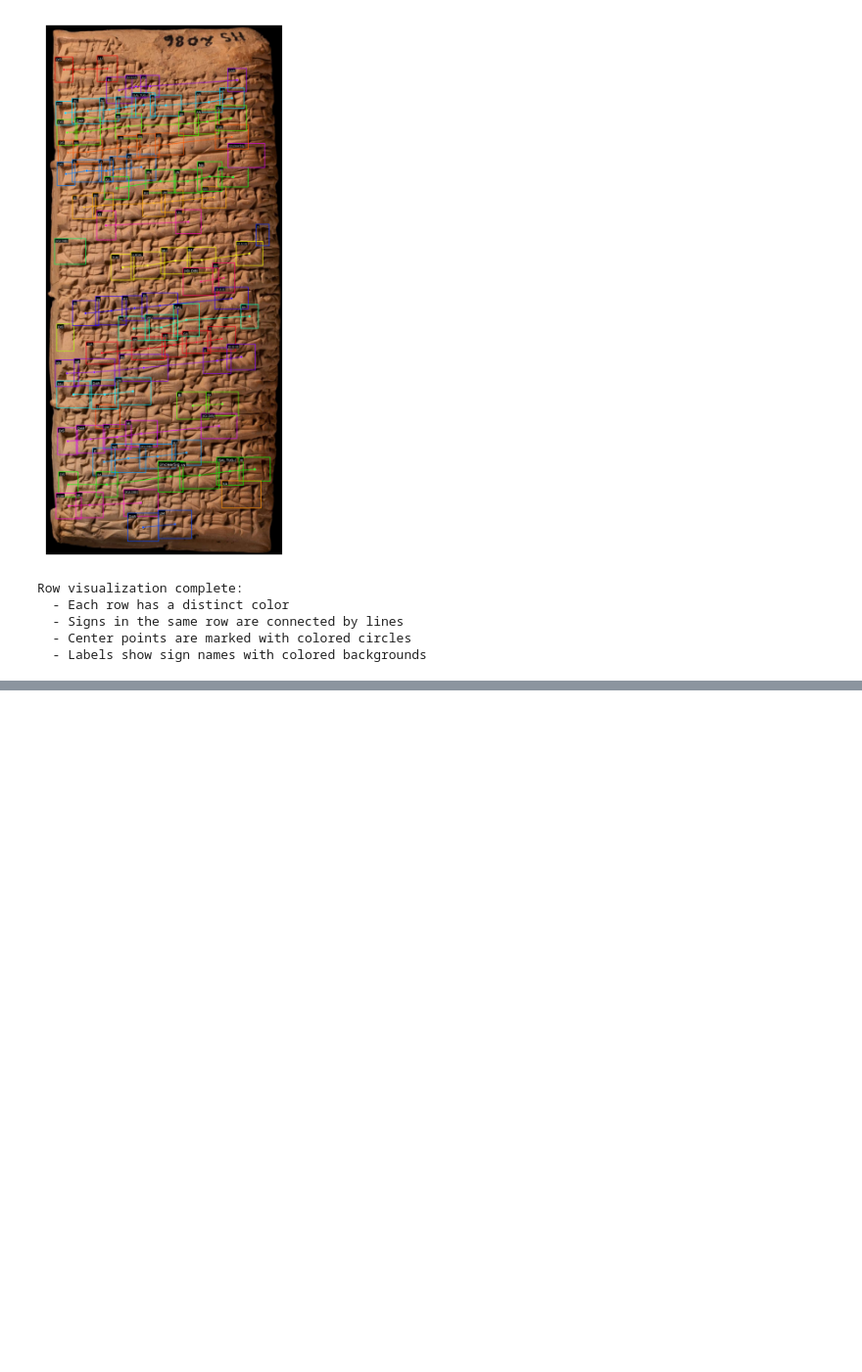
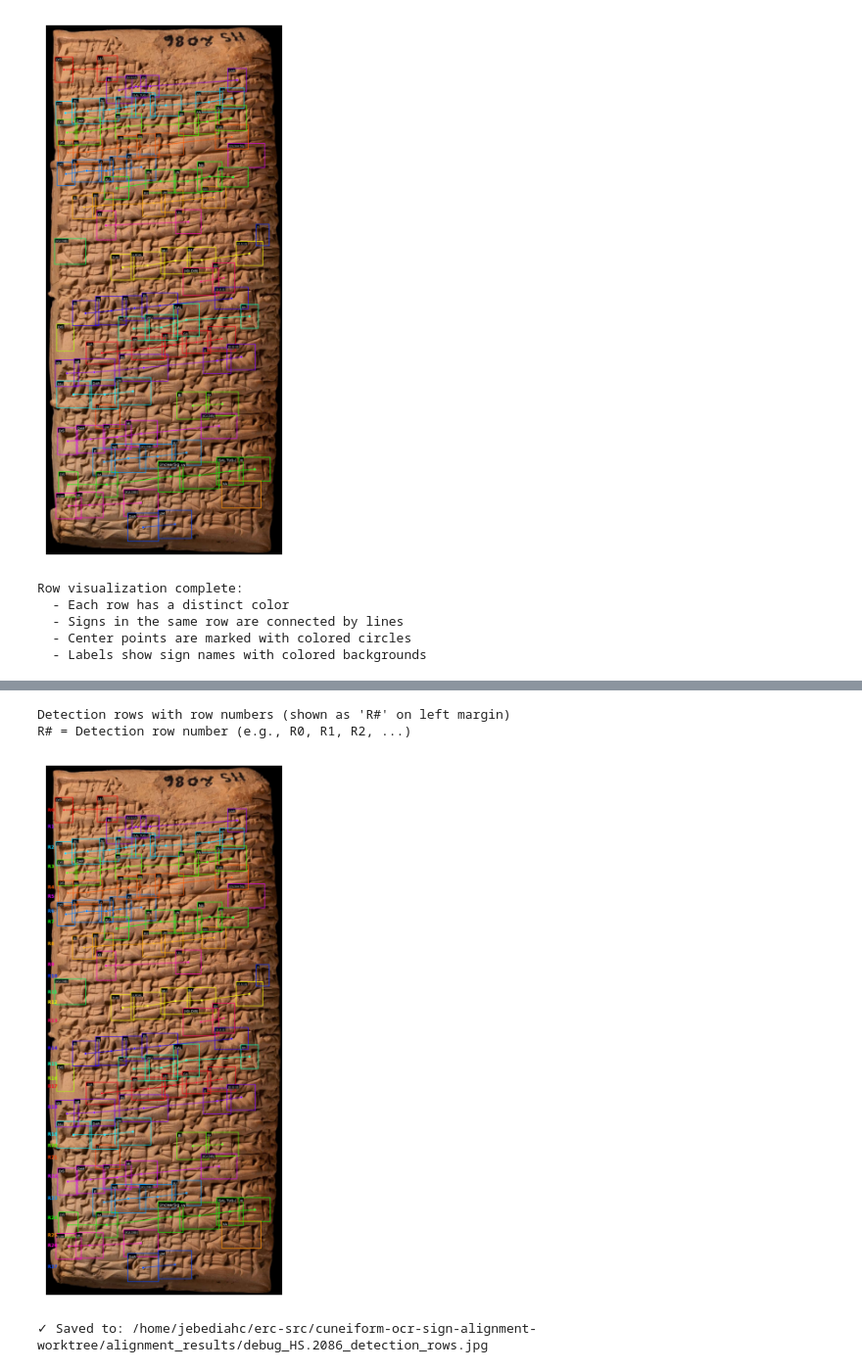
Before and after one commit to ElectronicBabylonianLiterature/cuneiform-ocr, a Jupyter notebook: signs_alignment.ipynb, the cells around one changed output, grey strips where cells are left out. Shown at 98% size. Cells and saved outputs as stored; diff of their text form; code cells hidden in the pictures; blank space fills up the shorter version.

Commit message:
text-detection matching

```diff
--- a/signs_alignment.ipynb
+++ b/signs_alignment.ipynb
@@ -24,9 +24,9 @@ from dotenv import load_dotenv
 ANNOTATIONS_DIR = os.path.expanduser("~/erc-work-data/data-of-cuneiform-ocr-data/filtered_annotations")
 CONFIG_FILE = "configs/detr.py"
 CHECKPOINT_FILE = os.path.expanduser("~/erc-work-data/retrained_models/detr-173/epoch_1000.pth")
-# temporal change
-CHECKPOINT_FILE = os.path.expanduser("~/epoch_1000.pth")
-# ---
+# # temporal change
+# CHECKPOINT_FILE = os.path.expanduser("~/epoch_1000.pth")
+# # ---
 SCORE_THRESHOLD = 0.5
 Y_THRESHOLD = 35  # for grouping signs into lines
 OUTPUT_DIR = "alignment_results"
@@ -280,0 +374,25 @@ Row visualization complete:
+# %%
+# ===== Step 6: Visualize matched rows - Detection with row numbers =====
+
+import matplotlib.pyplot as plt
+
+# Visualize detection rows with row numbers
+det_row_vis = BboxVisualizer(color=(255, 0, 0))
+det_row_vis.draw_rows(
+    sub_tablet_detection.img.copy(),
+    sub_tablet_detection.sign_boxes,
+    show_labels=True,
+    show_row_numbers=True,  # Show row numbers
+    line_thickness=2,
+    marker_size=5
+)
+
+print(f"Detection rows with row numbers (shown as 'R#' on left margin)")
+print(f"R# = Detection row number (e.g., R0, R1, R2, ...)")
+det_row_vis.display_result(vis_opt="draw")
+det_row_vis.save(os.path.join(OUTPUT_DIR, f"debug_{sample}_detection_rows.jpg"))
+# %% [output]
+Detection rows with row numbers (shown as 'R#' on left margin)
+R# = Detection row number (e.g., R0, R1, R2, ...)
+[figure, added]
+✓ Saved to: /home/jebediahc/erc-src/cuneiform-ocr-sign-alignment-worktree/alignment_results/debug_HS.2086_detection_rows.jpg
```
Also changed, not shown: parts of 7 cells of this notebook, 4 other files.
